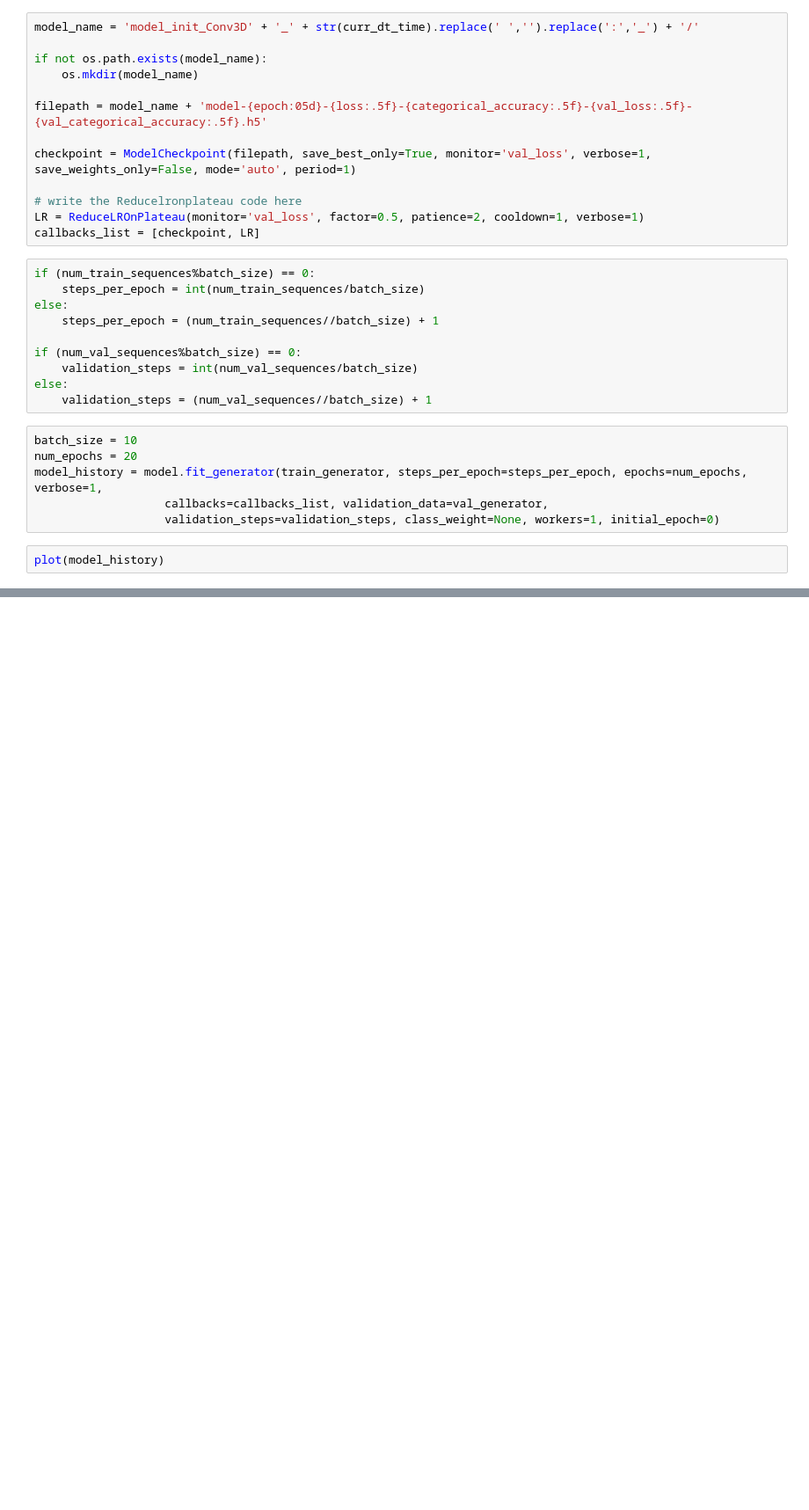
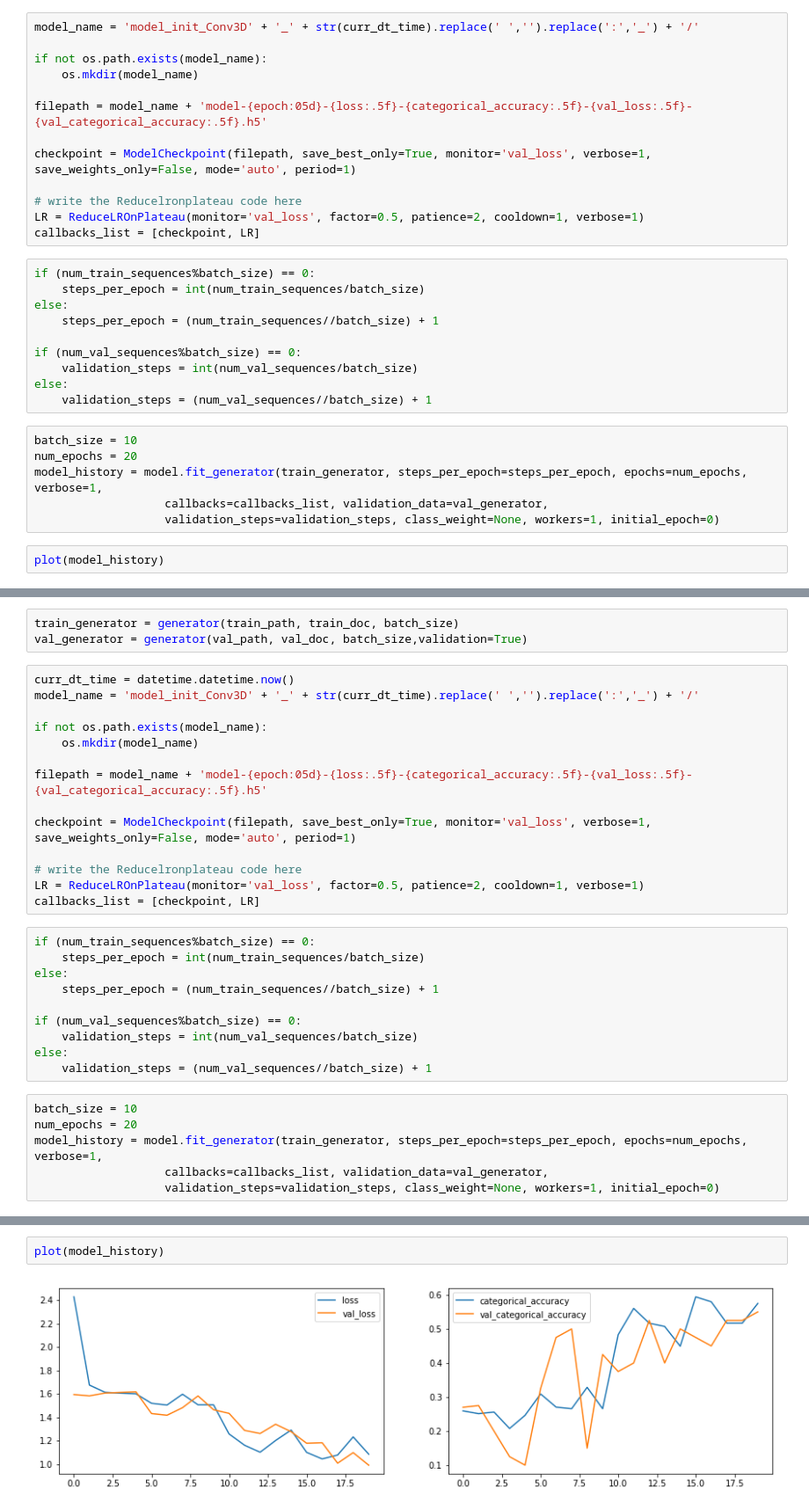
Before and after one commit to acamit/DataScience, a Jupyter notebook: Deep Learning/Gesture Recognition/Neural_Nets_Project_Starter_Code.ipynb, the cells around one changed output, grey strips where cells are left out. Shown at 88% size. Drawn from its saved outputs; the diff is of its cells as text; blank space fills up the shorter version.

```diff
--- a/Deep Learning/Gesture Recognition/Neural_Nets_Project_Starter_Code.ipynb
+++ b/Deep Learning/Gesture Recognition/Neural_Nets_Project_Starter_Code.ipynb
@@ -1527,0 +1730,33 @@ plot(model_history)
+# %%
+train_generator = generator(train_path, train_doc, batch_size)
+val_generator = generator(val_path, val_doc, batch_size,validation=True)
+# %%
+curr_dt_time = datetime.datetime.now()
+model_name = 'model_init_Conv3D' + '_' + str(curr_dt_time).replace(' ','').replace(':','_') + '/'
+
+if not os.path.exists(model_name):
+    os.mkdir(model_name)
+
+filepath = model_name + 'model-{epoch:05d}-{loss:.5f}-{categorical_accuracy:.5f}-{val_loss:.5f}-{val_categorical_accuracy:.5f}.h5'
+
+checkpoint = ModelCheckpoint(filepath, save_best_only=True, monitor='val_loss', verbose=1, save_weights_only=False, mode='auto', period=1)
+
+# write the Reducelronplateau code here
+LR = ReduceLROnPlateau(monitor='val_loss', factor=0.5, patience=2, cooldown=1, verbose=1)
+callbacks_list = [checkpoint, LR]
+# %%
+if (num_train_sequences%batch_size) == 0:
+    steps_per_epoch = int(num_train_sequences/batch_size)
+else:
+    steps_per_epoch = (num_train_sequences//batch_size) + 1
+
+if (num_val_sequences%batch_size) == 0:
+    validation_steps = int(num_val_sequences/batch_size)
+else:
+    validation_steps = (num_val_sequences//batch_size) + 1
+# %%
+batch_size = 10
+num_epochs = 20
+model_history = model.fit_generator(train_generator, steps_per_epoch=steps_per_epoch, epochs=num_epochs, verbose=1,
+                   callbacks=callbacks_list, validation_data=val_generator,
+                   validation_steps=validation_steps, class_weight=None, workers=1, initial_epoch=0)
@@ -1527,0 +1781,4 @@ plot(model_history)
+# %%
+plot(model_history)
+# %% [output]
+[figure, added]
```
Also changed, not shown: parts of 14 cells of this notebook.
